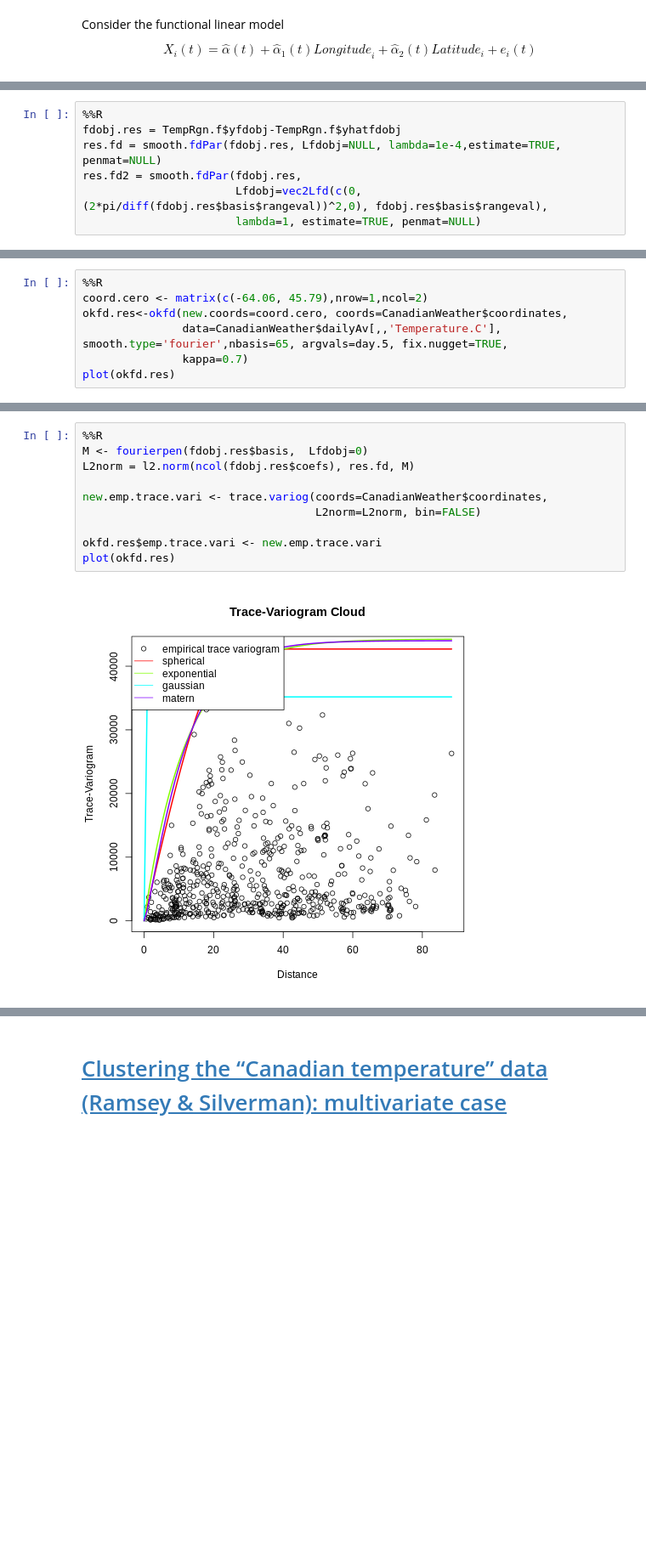
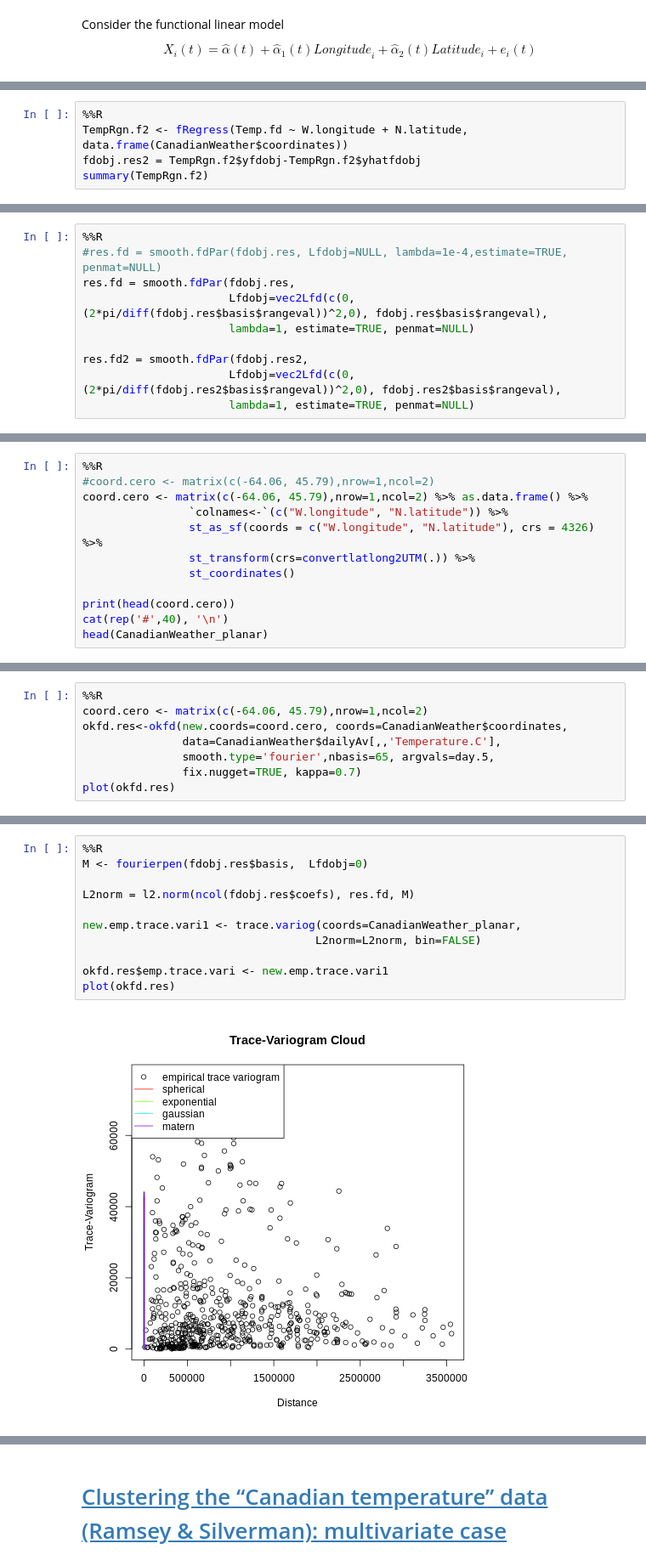
Before and after one commit to jofmorenore/Spatial_Clustering, a Jupyter notebook: Hierarchical_clustering_of_spatially_correlated_fd.ipynb, the cells around one changed output, grey strips where cells are left out. Shown at 85% size. Saved outputs shown, nothing was run; the diff lists cells and outputs as text; blank space fills up the shorter version.

```diff
--- a/Hierarchical_clustering_of_spatially_correlated_fd.ipynb
+++ b/Hierarchical_clustering_of_spatially_correlated_fd.ipynb
@@ -161,0 +216,5 @@ c2bMap             0  -none- NULL
+# %%
+%%R
+TempRgn.f2 <- fRegress(Temp.fd ~ W.longitude + N.latitude, data.frame(CanadianWeather$coordinates))
+fdobj.res2 = TempRgn.f2$yfdobj-TempRgn.f2$yhatfdobj
+summary(TempRgn.f2)
@@ -162,10 +223,13 @@ c2bMap             0  -none- NULL
 # %%
 %%R
-fdobj.res = TempRgn.f$yfdobj-TempRgn.f$yhatfdobj
-res.fd = smooth.fdPar(fdobj.res, Lfdobj=NULL, lambda=1e-4,estimate=TRUE, penmat=NULL)
-res.fd2 = smooth.fdPar(fdobj.res,
-                       Lfdobj=vec2Lfd(c(0,(2*pi/diff(fdobj.res$basis$rangeval))^2,0), fdobj.res$basis$rangeval),
-                       lambda=1, estimate=TRUE, penmat=NULL)
+#res.fd = smooth.fdPar(fdobj.res, Lfdobj=NULL, lambda=1e-4,estimate=TRUE, penmat=NULL)
+res.fd = smooth.fdPar(fdobj.res,
+                      Lfdobj=vec2Lfd(c(0,(2*pi/diff(fdobj.res$basis$rangeval))^2,0), fdobj.res$basis$rangeval),
+                      lambda=1, estimate=TRUE, penmat=NULL)
+
+res.fd2 = smooth.fdPar(fdobj.res2,
+                      Lfdobj=vec2Lfd(c(0,(2*pi/diff(fdobj.res2$basis$rangeval))^2,0), fdobj.res2$basis$rangeval),
+                      lambda=1, estimate=TRUE, penmat=NULL)
 # %%
 %%R
 jpeg("Fig2.jpg", width = 1600, height = 900)
@@ -182,0 +247,12 @@ png
+# %%
+%%R
+#coord.cero <- matrix(c(-64.06, 45.79),nrow=1,ncol=2)
+coord.cero <- matrix(c(-64.06, 45.79),nrow=1,ncol=2) %>% as.data.frame() %>%
+                `colnames<-`(c("W.longitude", "N.latitude")) %>%
+                st_as_sf(coords = c("W.longitude", "N.latitude"), crs = 4326) %>%
+                st_transform(crs=convertlatlong2UTM(.)) %>%
+                st_coordinates()
+
+print(head(coord.cero))
+cat(rep('#',40), '\n')
+head(CanadianWeather_planar)
@@ -184,8 +282,9 @@ png
 %%R
 coord.cero <- matrix(c(-64.06, 45.79),nrow=1,ncol=2)
 okfd.res<-okfd(new.coords=coord.cero, coords=CanadianWeather$coordinates,
-               data=CanadianWeather$dailyAv[,,'Temperature.C'], smooth.type='fourier',nbasis=65, argvals=day.5, fix.nugget=TRUE,
-               kappa=0.7)
+               data=CanadianWeather$dailyAv[,,'Temperature.C'],
+               smooth.type='fourier',nbasis=65, argvals=day.5,
+               fix.nugget=TRUE, kappa=0.7)
 plot(okfd.res)
 # %% [output]
 [figure]
@@ -213,15 +312,16 @@ List of 3
 # %%
 %%R
 M <- fourierpen(fdobj.res$basis,  Lfdobj=0)
+
 L2norm = l2.norm(ncol(fdobj.res$coefs), res.fd, M)
 
-new.emp.trace.vari <- trace.variog(coords=CanadianWeather$coordinates,
+new.emp.trace.vari1 <- trace.variog(coords=CanadianWeather_planar,
                                    L2norm=L2norm, bin=FALSE)
 
-okfd.res$emp.trace.vari <- new.emp.trace.vari
+okfd.res$emp.trace.vari <- new.emp.trace.vari1
 plot(okfd.res)
 # %% [output]
-[figure, old version]
+[figure, new version]
 # %%
 %%R
 str(new.emp.trace.vari)
```
Also changed, not shown: parts of 63 cells of this notebook.
